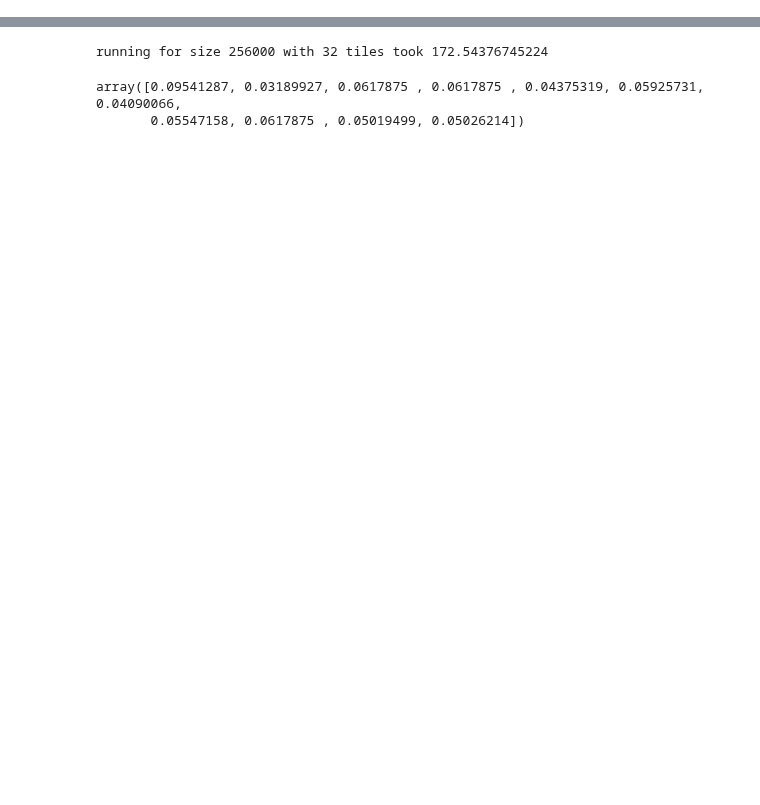
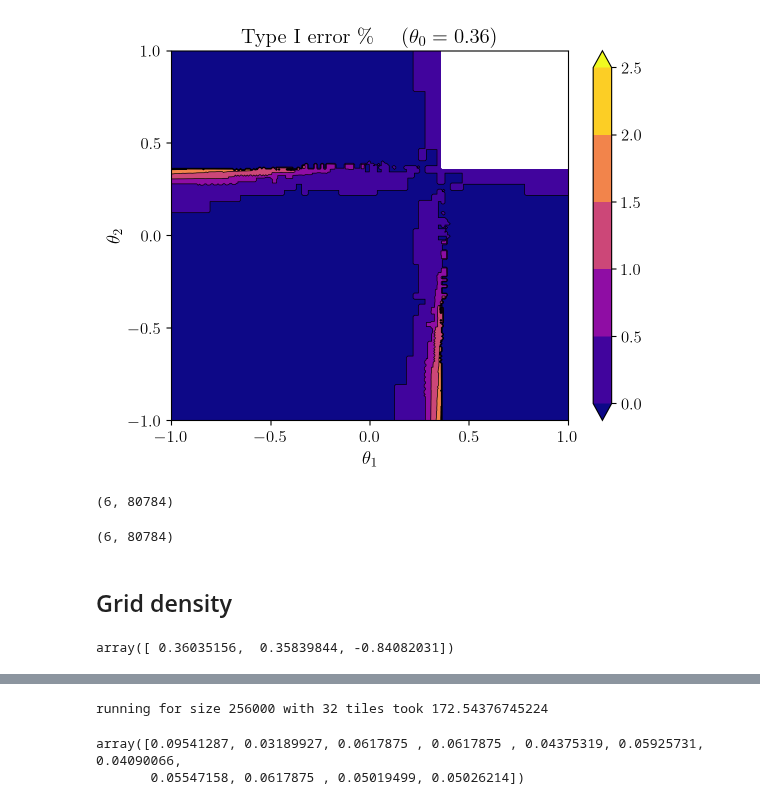
Before and after one commit to Confirm-Solutions/confirmasaurus, a Jupyter notebook: research/adagrid/inspector.ipynb, the cells around one changed output, grey strips where cells are left out. Cells and saved outputs as stored; diff of their text form; code cells hidden in the pictures; blank space fills up the shorter version.

```diff
--- a/research/adagrid/inspector.ipynb
+++ b/research/adagrid/inspector.ipynb
@@ -185,0 +245,31 @@ for unplot_set in [{0}, {1}]:
+# %%
+x = TG[...,1]
+y = TG[...,2]
+flip = TG[..., 2] > TG[..., 1]
+z = 100 * typeI_err[nearby[1][:,0]].reshape(ng, ng)
+z[flip] = z.T[flip]
+alt_hypo = (TG[..., 1] > t0) & (TG[..., 2] > t0)
+z[alt_hypo] = np.nan
+levels = np.linspace(0, 2.5, 6)
+plt.title(f'Type I error \% $\quad(\\theta_0 = {t0:.2f})$')
+cntf = plt.contourf(x, y, z, levels=levels, extend='both')
+plt.contour(
+    x,
+    y,
+    z,
+    levels=levels,
+    colors="k",
+    linestyles="-",
+    linewidths=0.5,
+    extend='both'
+)
+cbar = plt.colorbar(cntf)#, ticks=[0, 1, 2, 3, 4])
+# cbar.ax.set_yticklabels(["1", "10", "$10^2$", "$10^3$", "$10^4$"])
+plt.xlabel('$\\theta_1$')
+plt.ylabel('$\\theta_2$')
+plt.xticks([-1, -0.5, -0, 0.5, 1])
+plt.yticks([-1, -0.5, -0, 0.5, 1])
+plt.savefig('leit1e.png', dpi=300, bbox_inches='tight')
+plt.show()
+# %% [output]
+[figure, added]
@@ -185,0 +293,8 @@ for unplot_set in [{0}, {1}]:
+# %%
+bound_components.shape
+# %% [output]
+(6, 80784)
+# %%
+bound_components.shape
+# %% [output]
+(6, 80784)
@@ -185,0 +304,6 @@ for unplot_set in [{0}, {1}]:
+# %% [markdown]
+## Grid density
+# %%
+g.theta_tiles[np.argmin(bootstrap_cvs[:,0])]
+# %% [output]
+array([ 0.36035156,  0.35839844, -0.84082031])
```
Also changed, not shown: parts of 22 cells of this notebook, 2 other files.
